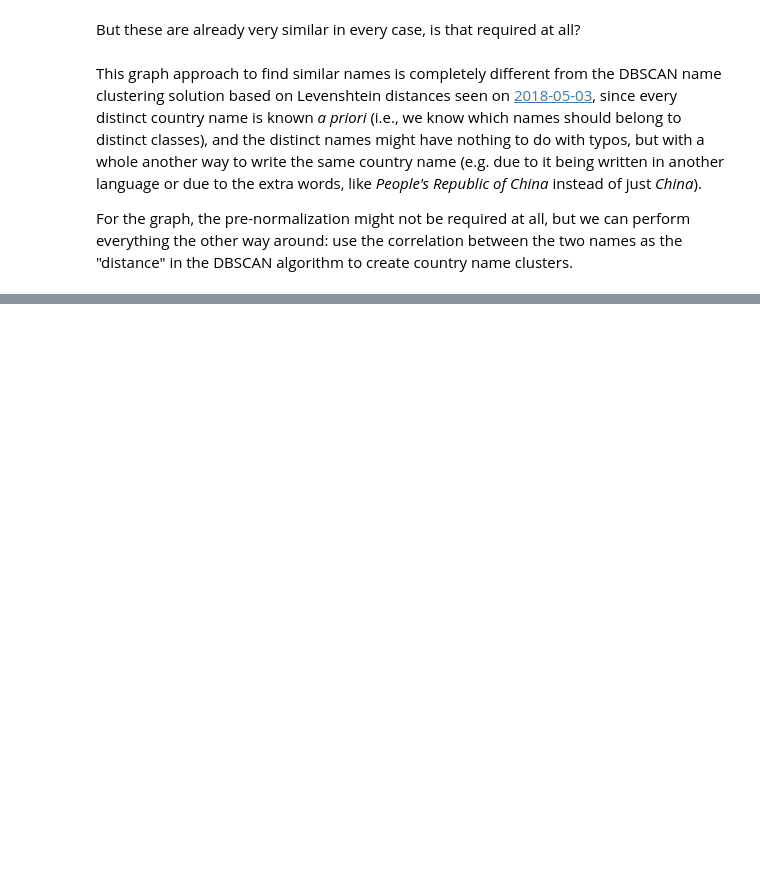
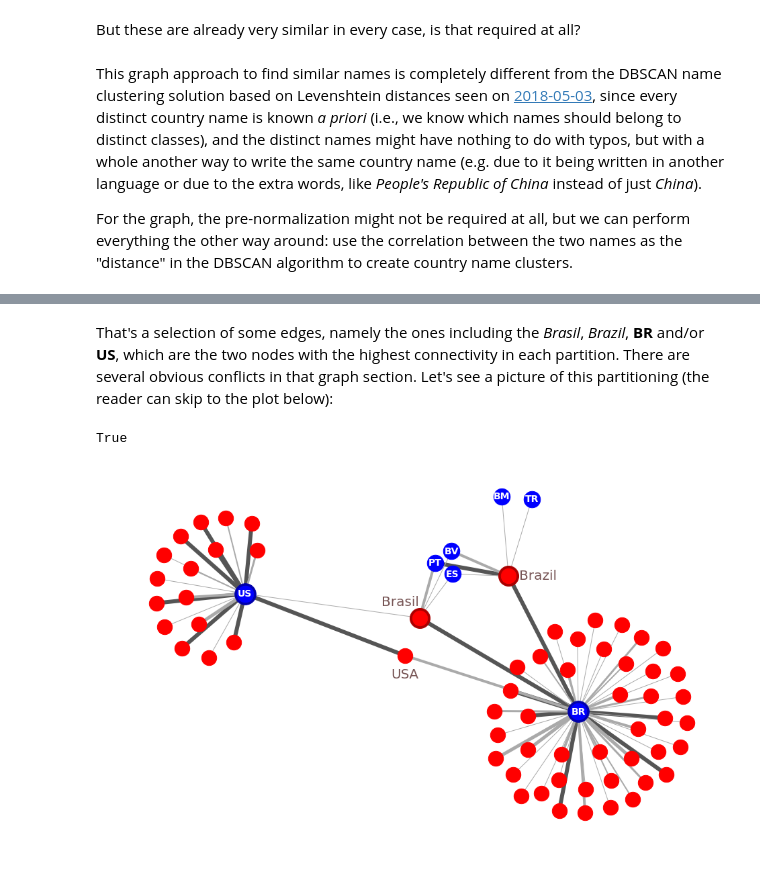
Before and after one commit to scieloorg/normalizations-experiments, a Jupyter notebook: experiments_2018-06_country.ipynb, the cells around one changed output, grey strips where cells are left out. Drawn from its saved outputs; the diff is of its cells as text; code cells hidden in the pictures; blank space fills up the shorter version.

```diff
--- a/experiments_2018-06_country.ipynb
+++ b/experiments_2018-06_country.ipynb
@@ -564,0 +600,7 @@ in the DBSCAN algorithm to create country name clusters.
+# %% [markdown]
+That's a selection of some edges,
+namely the ones including the *Brasil*, *Brazil*, **BR** and/or **US**,
+which are the two nodes with the highest connectivity in each partition.
+There are several obvious conflicts in that graph section.
+Let's see a picture of this partitioning
+(the reader can skip to the plot below):
@@ -564,0 +618,50 @@ in the DBSCAN algorithm to create country name clusters.
+# %%
+section_names = df_section_edge_list["name"].unique().tolist()
+section_codes = df_section_edge_list["code"].unique().tolist()
+# %%
+section_graph = nx.Graph()
+section_graph.add_nodes_from(section_names, bipartite=0)
+section_graph.add_nodes_from(section_codes, bipartite=1)
+section_graph.add_weighted_edges_from(df_section_edge_list.values)
+nx.is_bipartite(section_graph)
+# %% [output]
+True
+# %%
+section_pos = nx.spring_layout(section_graph, k=.14, weight=None, random_state=42)
+section_weights = nx.get_edge_attributes(section_graph, "weight")
+section_edges_big = [k for k, v in section_weights.items() if v > 5]
+section_edges_small, section_small_widths = zip(*[(k, v) for k, v in section_weights.items() if v <= 5])
+# %%
+fig, ax = plt.subplots(figsize=(16, 10))
+ax.set_axis_off()
+
+nx.draw_networkx_edges(section_graph, section_pos, ax=ax, edgelist=section_edges_big,
+                       width=6, edge_color="#555555")
+nx.draw_networkx_edges(section_graph, section_pos, ax=ax, edgelist=section_edges_small,
+                       width=section_small_widths, edge_color="#aaaaaa")
+nx.draw_networkx_nodes(section_graph, section_pos, ax=ax, nodelist=["name=Brasil", "name=Brazil"],
+                       node_color="#aa0000", node_size=900)
+nx.draw_networkx_nodes(section_graph, section_pos, ax=ax, nodelist=section_names,
+                       node_color="red", node_size=500)
+nx.draw_networkx_nodes(section_graph, section_pos, ax=ax, nodelist=["code=BR", "code=US"],
+                       node_color="#0000aa", node_size=1000)
+nx.draw_networkx_nodes(section_graph, section_pos, ax=ax, nodelist=section_codes,
+                       node_color="blue", node_size=600)
+nx.draw_networkx_labels(section_graph, section_pos, ax=ax,
+                        font_size=14, font_color="white", font_weight="bold",
+                        labels={code: code[5:] for code in section_codes})
+
+section_name_deltas = {
+    "Brasil": np.array([-.06, .05]),
+    "Brazil": np.array([.09, 0]),
+    "USA": np.array([0, -.06]),
+}
+for name, delta in section_name_deltas.items():
+    key = "name=" + name
+    nx.draw_networkx_labels(section_graph, {key: section_pos[key] + delta}, ax=ax,
+                            font_size=20, font_color="#775555",
+                            labels={key: name})
+
+plt.show()
+# %% [output]
+[figure, added]
```
Also changed, not shown: parts of 35 cells of this notebook.
